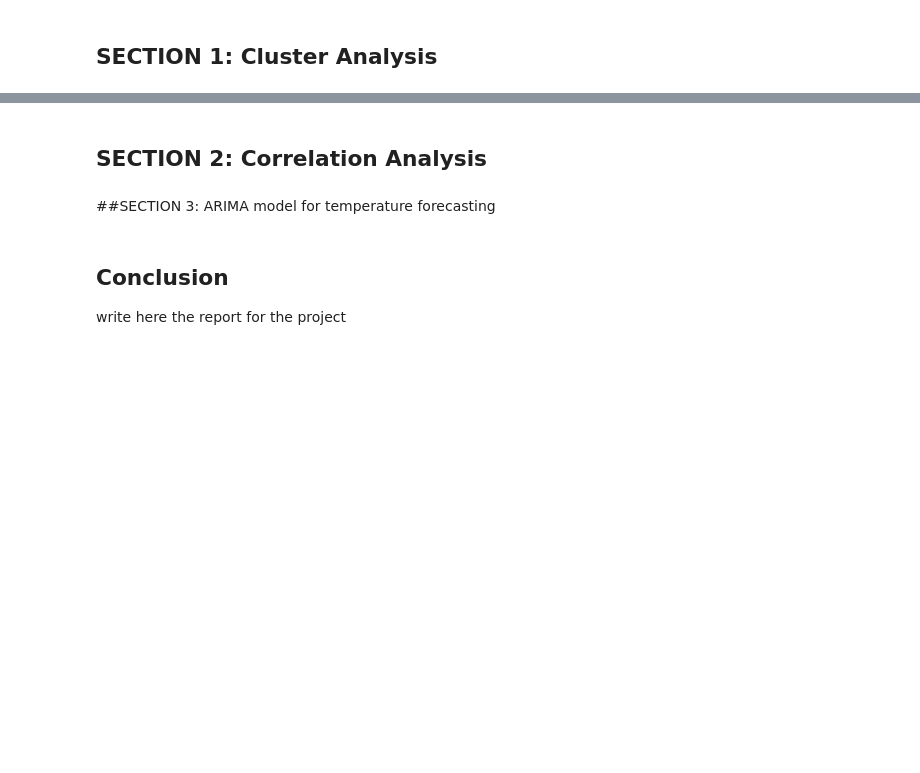
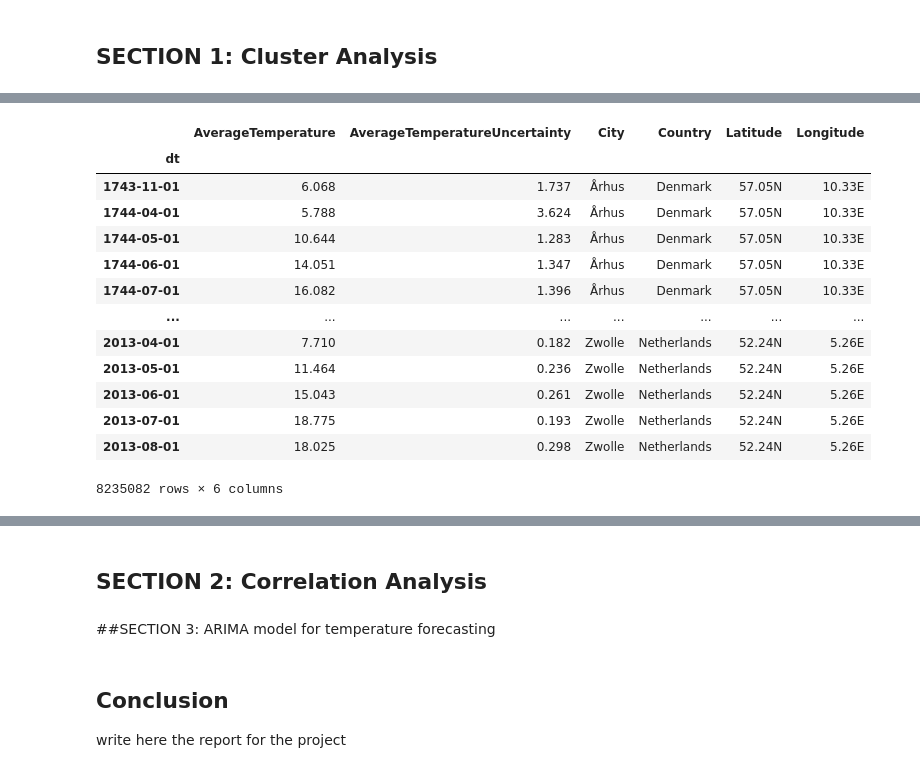
Before and after one commit to aredjil/Temperature-forecasting-for-different-cities-in-the-world, a Jupyter notebook: Project3.ipynb, the cells around one changed output, grey strips where cells are left out. Saved outputs shown, nothing was run; the diff lists cells and outputs as text; code cells hidden in the pictures; blank space fills up the shorter version.

```diff
--- a/Project3.ipynb
+++ b/Project3.ipynb
@@ -65,5 +72,12 @@ df_pollution = pd.read_csv#("cata/pollution_us_2000_2016.csv")
 # %%
+# read the csv file containing the polluters
+df_pollution = pd.read_csv("./Project_3/data/data-project3/pollution_us_2000_2016.csv")
 # read the csv file containing temperature data into a DataFrame
-df_temp = pd.read_csv("data/GlobalLandTemperaturesByCity.csv")
-
-city_df #city dataset with cluster labels
+df_temp = pd.read_csv("./Project_3/data/data-project3/GlobalLandTemperaturesByCity.csv")
+# reading the
+df_greenhouse = pd.read_csv("./Project_3/data/data-project3/greenhouse_gas_inventory_data_data(1).csv")
+# %%
+# 1.Cleaning the data by droping the NaN values
+df_pollution.dropna(inplace=True)
+df_temp.dropna(inplace=True)
+df_greenhouse.dropna(inplace=True)
@@ -69,0 +110,17 @@ city_df #city dataset with cluster labels
+# %%
+df_temp
+# %% [output]
+|  | AverageTemperature | AverageTemperatureUncertainty | City | Country | Latitude | Longitude |
+| dt |  |  |  |  |  |  |
+| 1743-11-01 | 6.068 | 1.737 | Århus | Denmark | 57.05N | 10.33E |
+| 1744-04-01 | 5.788 | 3.624 | Århus | Denmark | 57.05N | 10.33E |
+| 1744-05-01 | 10.644 | 1.283 | Århus | Denmark | 57.05N | 10.33E |
+| 1744-06-01 | 14.051 | 1.347 | Århus | Denmark | 57.05N | 10.33E |
+| 1744-07-01 | 16.082 | 1.396 | Århus | Denmark | 57.05N | 10.33E |
+| ... | ... | ... | ... | ... | ... | ... |
+| 2013-04-01 | 7.710 | 0.182 | Zwolle | Netherlands | 52.24N | 5.26E |
+| 2013-05-01 | 11.464 | 0.236 | Zwolle | Netherlands | 52.24N | 5.26E |
+| 2013-06-01 | 15.043 | 0.261 | Zwolle | Netherlands | 52.24N | 5.26E |
+| 2013-07-01 | 18.775 | 0.193 | Zwolle | Netherlands | 52.24N | 5.26E |
+| 2013-08-01 | 18.025 | 0.298 | Zwolle | Netherlands | 52.24N | 5.26E |
+8235082 rows × 6 columns
```
Also changed, not shown: parts of 15 cells of this notebook.
